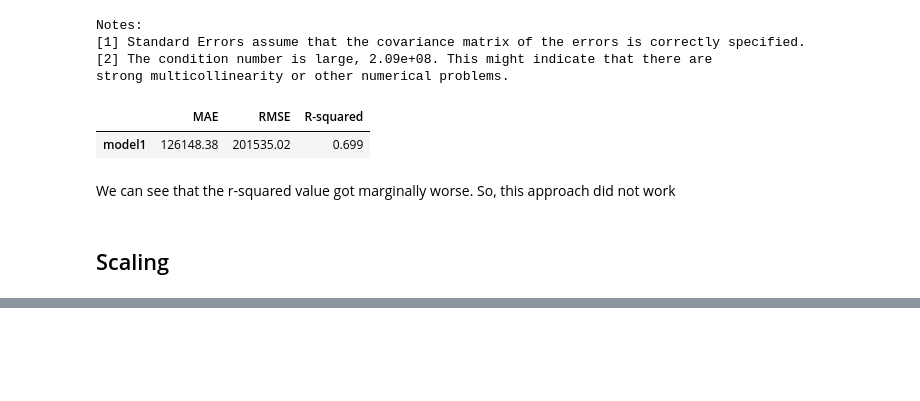
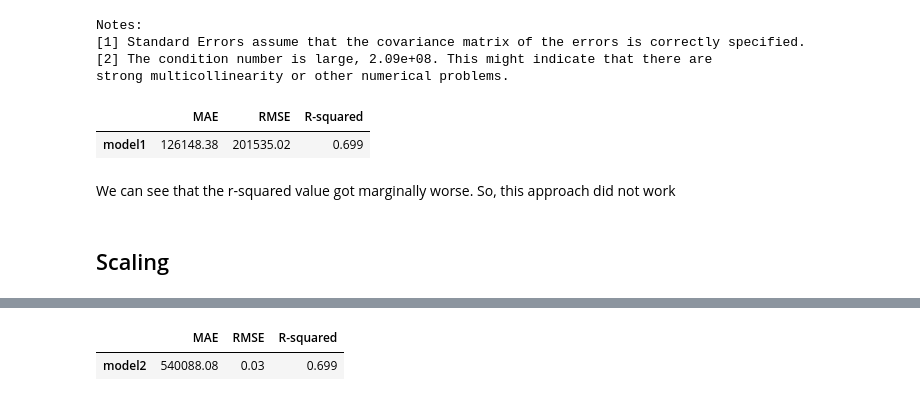
Before and after one commit to rahulakrish/linear_regression, a Jupyter notebook: notebook.ipynb, the cells around one changed output, grey strips where cells are left out. Cells and saved outputs as stored; diff of their text form; code cells hidden in the pictures; blank space fills up the shorter version.

```diff
--- a/notebook.ipynb
+++ b/notebook.ipynb
@@ -399,0 +480,5 @@ We can see that the r-squared value got marginally worse. So, this approach did
+# %%
+model_metrics(model2,'model2')
+# %% [output]
+|  | MAE | RMSE | R-squared |
+| model2 | 540088.08 | 0.03 | 0.699 |
```
Also changed, not shown: parts of 12 cells of this notebook.
